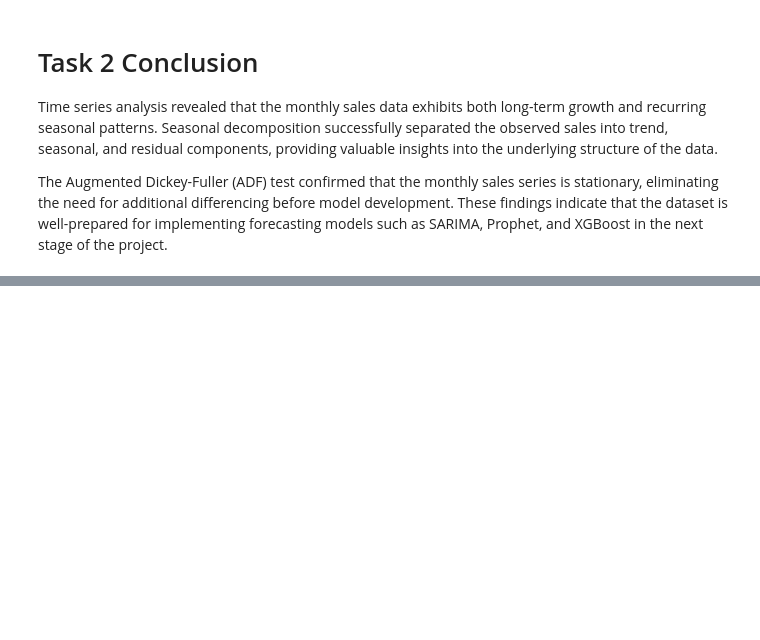
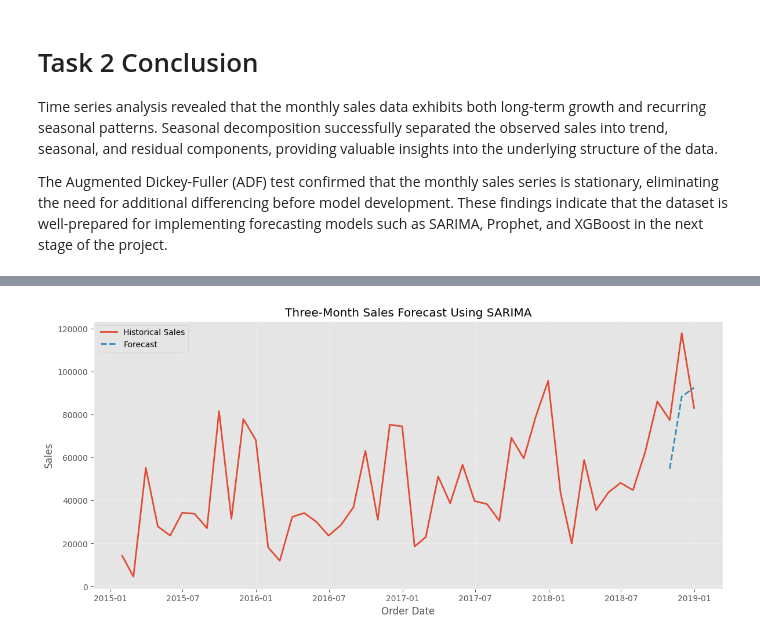
Before and after one commit to krishna-2-005/SalesForecasting_KuchuruSaiKrishnaReddy, a Jupyter notebook: Final_Project_Submission_XYLOFY_AI.ipynb, the cells around one changed output, grey strips where cells are left out. Saved outputs shown, nothing was run; the diff lists cells and outputs as text; code cells hidden in the pictures; blank space fills up the shorter version.

```diff
--- a/Final_Project_Submission_XYLOFY_AI.ipynb
+++ b/Final_Project_Submission_XYLOFY_AI.ipynb
@@ -838,0 +1011,6 @@ The Augmented Dickey-Fuller (ADF) test confirmed that the monthly sales series i
+# %%
+future_forecast = sarima_result.get_forecast(steps=3)
+
+future_sales = future_forecast.predicted_mean
+
+future_sales
@@ -838,0 +1023,30 @@ The Augmented Dickey-Fuller (ADF) test confirmed that the monthly sales series i
+# %%
+plt.figure(figsize=(14,6))
+
+plt.plot(
+    monthly_sales,
+    linewidth=2,
+    label="Historical Sales"
+)
+
+plt.plot(
+    future_sales.index,
+    future_sales,
+    linestyle="--",
+    linewidth=2,
+    label="Forecast"
+)
+
+plt.title("Three-Month Sales Forecast Using SARIMA")
+
+plt.xlabel("Order Date")
+
+plt.ylabel("Sales")
+
+plt.legend()
+
+plt.grid(alpha=0.3)
+
+plt.show()
+# %% [output]
+[figure, added]
```
Also changed, not shown: parts of 106 cells of this notebook.
